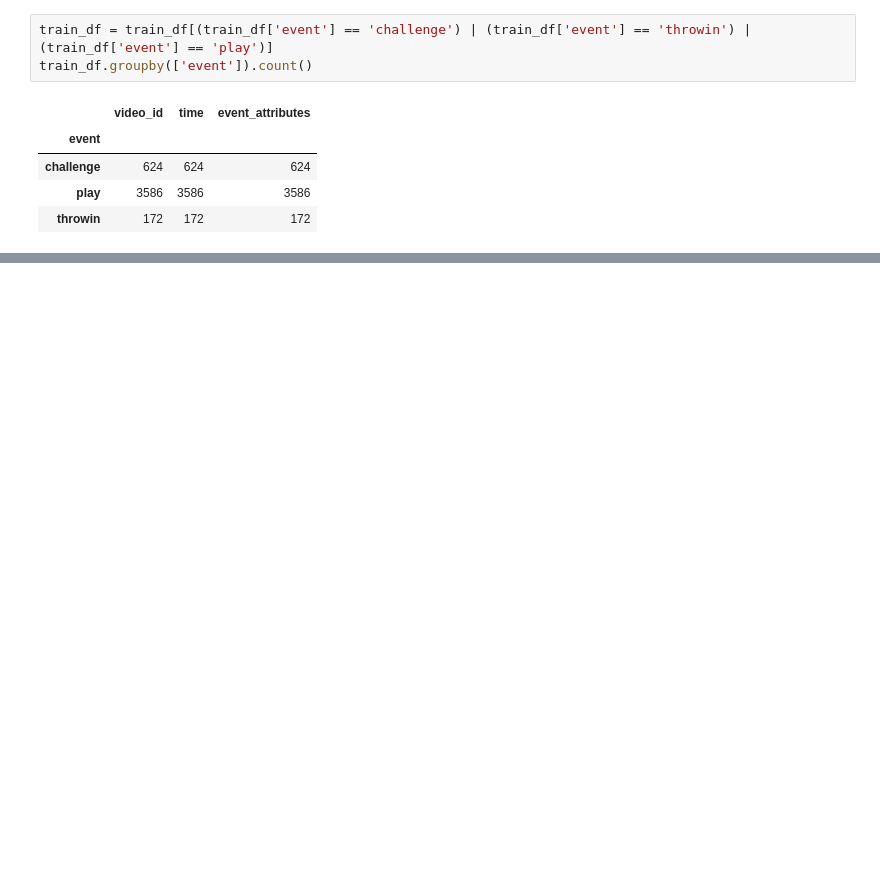
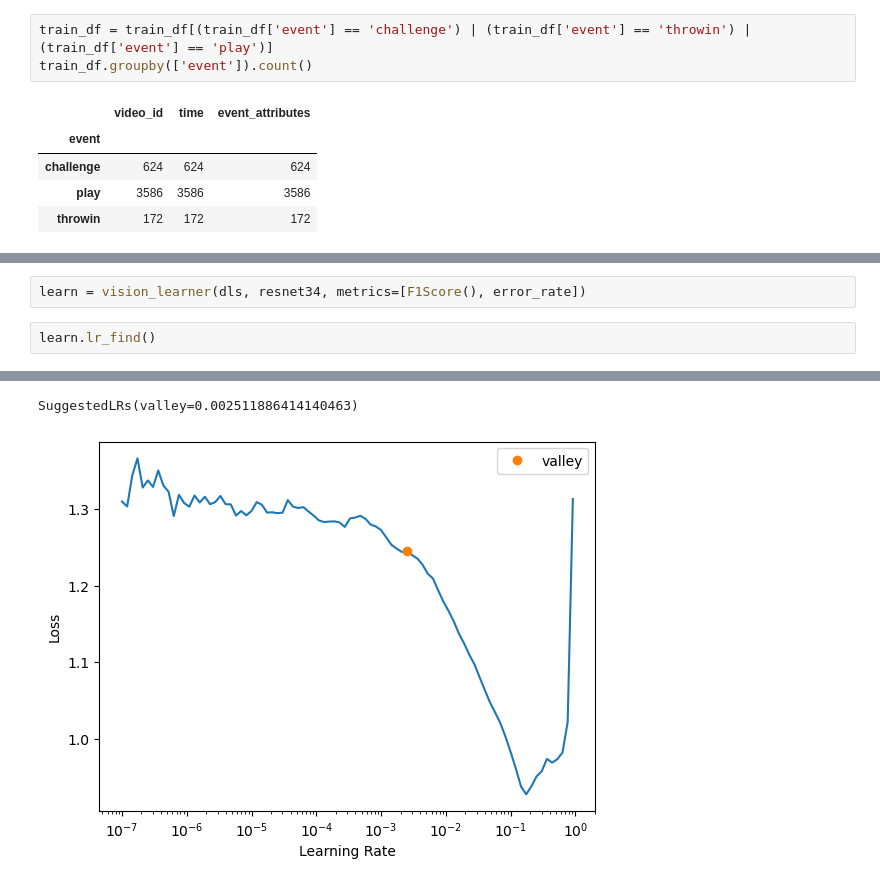
Before and after one commit to amalhot5/bundesliga, a Jupyter notebook: event_classifier.ipynb, the cells around one changed output, grey strips where cells are left out. Saved outputs shown, nothing was run; the diff lists cells and outputs as text; blank space fills up the shorter version.

```diff
--- a/event_classifier.ipynb
+++ b/event_classifier.ipynb
@@ -35,0 +186,5 @@ Since the training data is so skewed, my theory is that there should be three di
+# %%
+learn = vision_learner(dls, resnet34, metrics=[F1Score(), error_rate])
+# %%
+learn.lr_find()
+# %% [output]
@@ -35,0 +192,2 @@ Since the training data is so skewed, my theory is that there should be three di
+SuggestedLRs(valley=0.002511886414140463)
+[figure, added]
```
Also changed, not shown: parts of 27 cells of this notebook, 6 other files.
